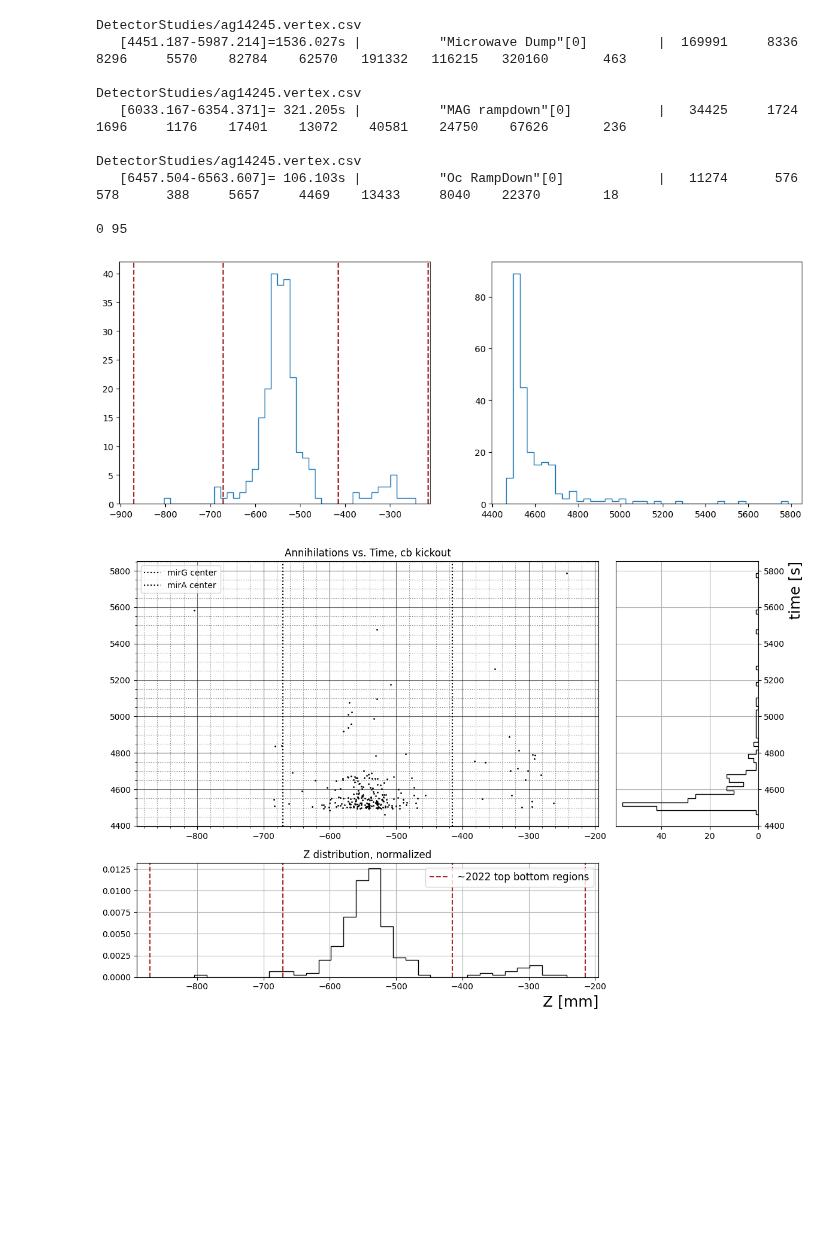
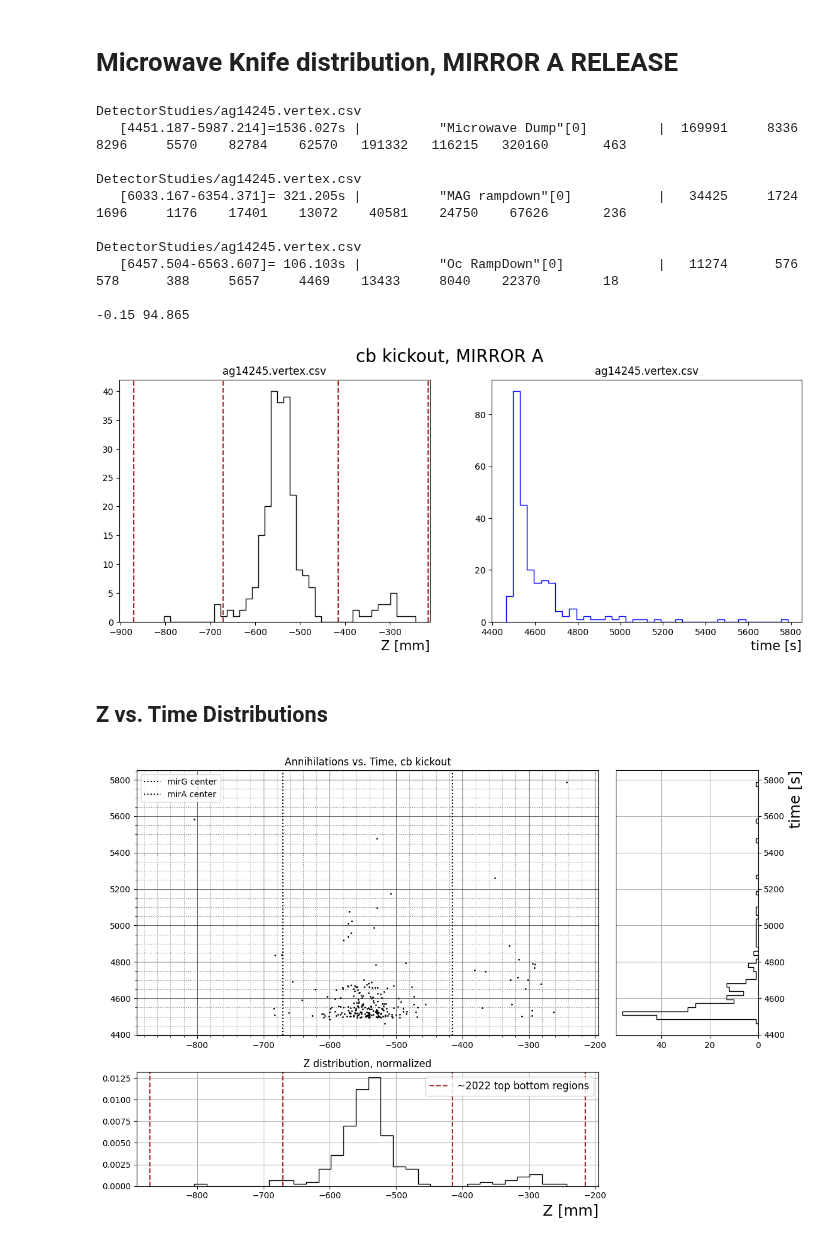
Before and after one commit to Adrianodelvincio/alphag_frequentist_analysis_2025, a Jupyter notebook: DetectorAsymmetry/D_extraction.ipynb, the cells around one changed output. Drawn from its saved outputs; the diff is of its cells as text; code cells hidden in the pictures; blank space fills up the shorter version.

Commit message:
updated s curve with -1.0g

```diff
--- a/DetectorAsymmetry/D_extraction.ipynb
+++ b/DetectorAsymmetry/D_extraction.ipynb
@@ -22,5 +25,7 @@ config.txt            residuals_L_3.png
 /home/adriano/projects/alphag_frequentist_analysis_2025/DetectorAsymmetry
 # %%
+# Coordinate System
+#- - - - - - - - - - -
 mirG_center = -415
 mirA_center = -671
 zmin = mirA_center - 200
@@ -28,6 +33,18 @@ zgap_min = mirA_center
 zmax = mirG_center + 200
 zgap_max = mirG_center
 CutsType = "CutsType2"
+# - - - - - - - - - - -
+
+class Zcuts:
+    def __init__(self,a,b):
+        self.mirG_center = a
+        self.mirA_center = b
+        self.zmin = b - 200
+        self.zmax = a + 200
+        self.zgap_min = b
+        self.zgap_max = a
+
+ZCUTS = Zcuts(-415,-671)
 
 bkg_up   = 0.0010
 bkg_down = 0.0009
@@ -35,57 +52,75 @@ bkg_down = 0.0009
 def NupNdown  (data, start, stop, zmin, zmax, zgap_min, zgap_max):
     Ndwn = (data["run time"] > start) & (data["run time"] < stop) & (data["Z"] > zmin) & (data["Z"] < zgap_min)
     Nup  = (data["run time"] > start) & (data["run time"] < stop) & (data["Z"] > zgap_max) & (data["Z"] < zmax)
-    return Nup.sum(), Ndwn.sum()
+    return Nup.sum() - bkg_up*(stop - start), Ndwn.sum() - bkg_down*(stop - start)
 # %%
 runs = {"Mirror A"              : "DetectorStudies/ag14245.vertex.csv",
        "Miror G normalization"  : "DetectorStudies/ag14246.vertex.csv",
        "Mirror G"               : "DetectorStudies/ag14247.vertex.csv"}
 
-dataset_mirrA = ReadTheCsv(runs["Mirror A"], "-1", zmin, zmax, CutsType)
-dataset_mirrG = ReadTheCsv(runs["Mirror G"], "-1", zmin, zmax, CutsType)
-dataset_norm = ReadTheCsv(runs["Miror G normalization"], "-1", zmin, zmax, CutsType)
+# runs = {"Mirror A"              : "DetectorStudies/ag14259.vertex.csv",
+#        "Miror G normalization"  : "DetectorStudies/ag14260.vertex.csv",
+#        "Mirror G"               : "DetectorStudies/ag14260.vertex.csv"}
+
+dataset_mirrA = ReadTheCsv(runs["Mirror A"], "-1", ZCUTS.zmin, ZCUTS.zmax, CutsType)
+dataset_mirrG = ReadTheCsv(runs["Mirror G"], "-1", ZCUTS.zmin, ZCUTS.zmax, CutsType)
+dataset_norm  = ReadTheCsv(runs["Miror G normalization"], "-1", zmin, zmax, CutsType)
 
 cb_kickout  = []
 mirros_ramps = []
 Asymmetry = [-1, +1]
+# %% [markdown]
+# Microwave Knife distribution, MIRROR A RELEASE
 # %%
 plt.figure(1, figsize = (14,5))
+plt.suptitle("cb kickout, MIRROR A", fontsize = 20)
 plt.subplot(1,2,1)
 
 # Extract the mw dump markers
 mw_cb_start, mw_cb_stop = ReadTheSpill(runs["Mirror A"], "\"Microwave Dump\"[0]") # Microwave DUMP
 mask =  (dataset_mirrA["run time"] > mw_cb_start[0]) & (dataset_mirrA["run time"] < mw_cb_stop[0])
 
 # Plot c state kickout
-plt.hist(dataset_mirrA["Z"][mask], bins = 40, histtype = 'step')
+plt.title(f"{runs['Mirror A'].replace('DetectorStudies/', '')}") # title
+plt.hist(dataset_mirrA["Z"][mask], color = "black", bins = 40, histtype = 'step')
 plt.axvline(zmin,linestyle = "--", color = "brown", label = "~2022 top bottom regions")
 plt.axvline(zmax,linestyle = "--", color = "brown")
 plt.axvline(zgap_min,linestyle = "--", color = "brown")
 plt.axvline(zgap_max,linestyle = "--", color = "brown")
+plt.xlabel("Z [mm]", fontsize = 15, loc = "right")
 plt.subplot(1,2,2)
-plt.hist(dataset_mirrA["run time"][mask], bins = 40, histtype = 'step')
+plt.title(f"{runs['Mirror A'].replace('DetectorStudies/', '')}") # title
+plt.xlabel("time [s]", fontsize = 15, loc = "right")
+plt.hist(dataset_mirrA["run time"][mask], color = "blue", bins = 40, histtype = 'step')
+
+plt.savefig("microwave_mirrorA.png", bbox_inches = "tight")
 
 cb_kickout.append(mask.sum()) # append to normalization array
 
 
 # Extract the Z counts
-
 mirror_start, mirror_stop = ReadTheSpill(runs["Mirror A"], "\"MAG rampdown\"[0]") # mirror dump
 oct_start, oct_stop = ReadTheSpill(runs["Mirror A"], "\"Oc RampDown\"[0]") # mirror dump
-Nup, Ndown = NupNdown(dataset_mirrA, oct_start[0] -150, oct_start[0], zmin, zmax, zgap_min, zgap_max)
+
+# time is selected from Oc rampdown
+start = oct_start[0] - 150
+stop = oct_start[0]
+Nup, Ndown = NupNdown(dataset_mirrA, start , stop , ZCUTS.zmin, ZCUTS.zmax, ZCUTS.zgap_min, ZCUTS.zgap_max)
 print(Nup, Ndown)
 mirros_ramps.append(Ndown)
 # %% [output]
 DetectorStudies/ag14245.vertex.csv
    [4451.187-5987.214]=1536.027s |          "Microwave Dump"[0]         |  169991     8336     8296     5570    82784    62570   191332   116215   320160       463
 
 DetectorStudies/ag14245.vertex.csv
    [6033.167-6354.371]= 321.205s |          "MAG rampdown"[0]           |   34425     1724     1696     1176    17401    13072    40581    24750    67626       236
 
 DetectorStudies/ag14245.vertex.csv
    [6457.504-6563.607]= 106.103s |          "Oc RampDown"[0]            |   11274      576      578      388     5657     4469    13433     8040    22370        18
 
-0 95
+-0.15 94.865
-[figure, old version]
+[figure, new version]
+# %% [markdown]
+## Z vs. Time Distributions
 # %%
 def NupNdown  (data, start, stop, zmin, zmax, zgap_min, zgap_max):
```
Also changed, not shown: parts of 11 cells of this notebook, 2 other files.
